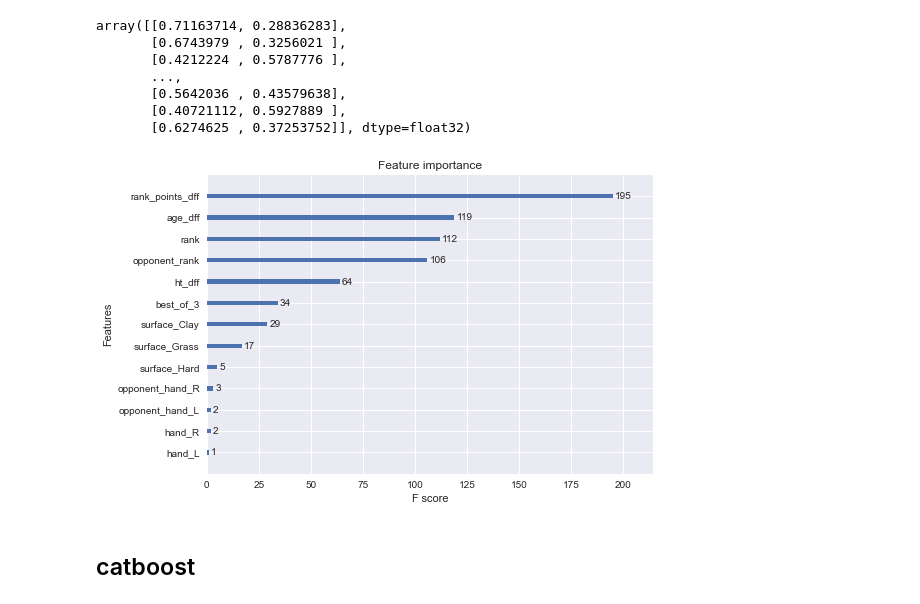
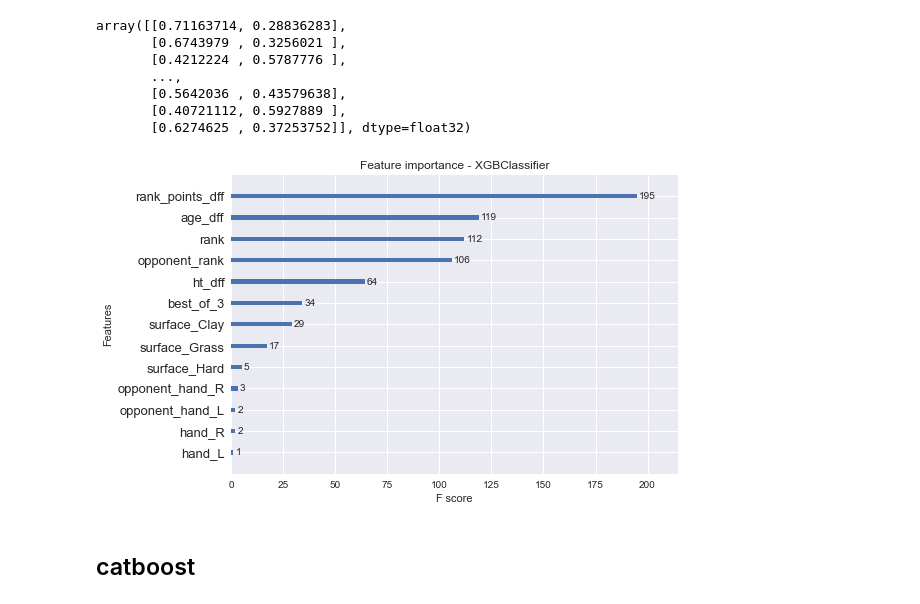
Before and after one commit to leechungpa/DSL_M_21, a Jupyter notebook: model.ipynb, the cells around one changed output. Cells and saved outputs as stored; diff of their text form; code cells hidden in the pictures.

```diff
--- a/model.ipynb
+++ b/model.ipynb
@@ -315,15 +328,13 @@ array([[0.71163714, 0.28836283],
        [0.5642036 , 0.43579638],
        [0.40721112, 0.5927889 ],
        [0.6274625 , 0.37253752]], dtype=float32)
-# %%
-import matplotlib.pyplot as plt
-
-plt.style.use('seaborn')
-
-plot_importance(xgb)
-plt.show()
-# %% [output]
-[figure, removed]
+# %%
+plot_importance(xgb)
+plt.title('Feature importance - XGBClassifier')
+plt.yticks(fontsize=13)
+plt.show()
+# %% [output]
+[figure, added]
 # %% [markdown]
 ## catboost
 # %%
```
Also changed, not shown: parts of 2 cells of this notebook.
